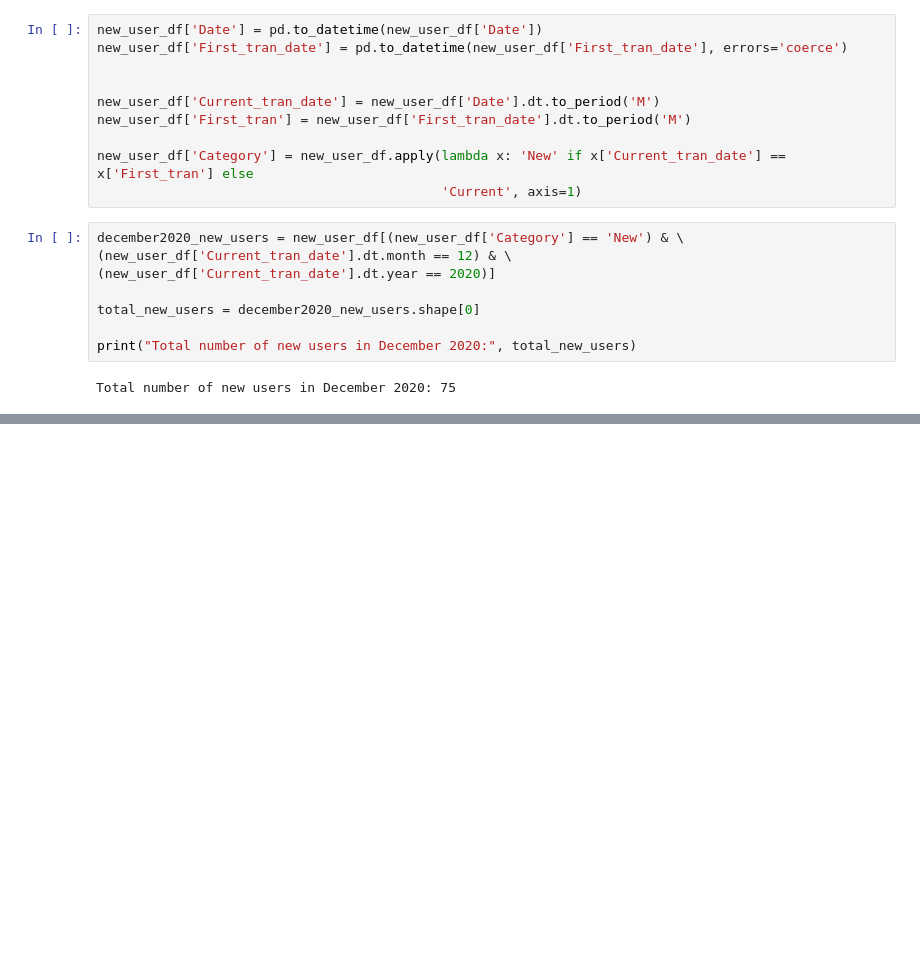
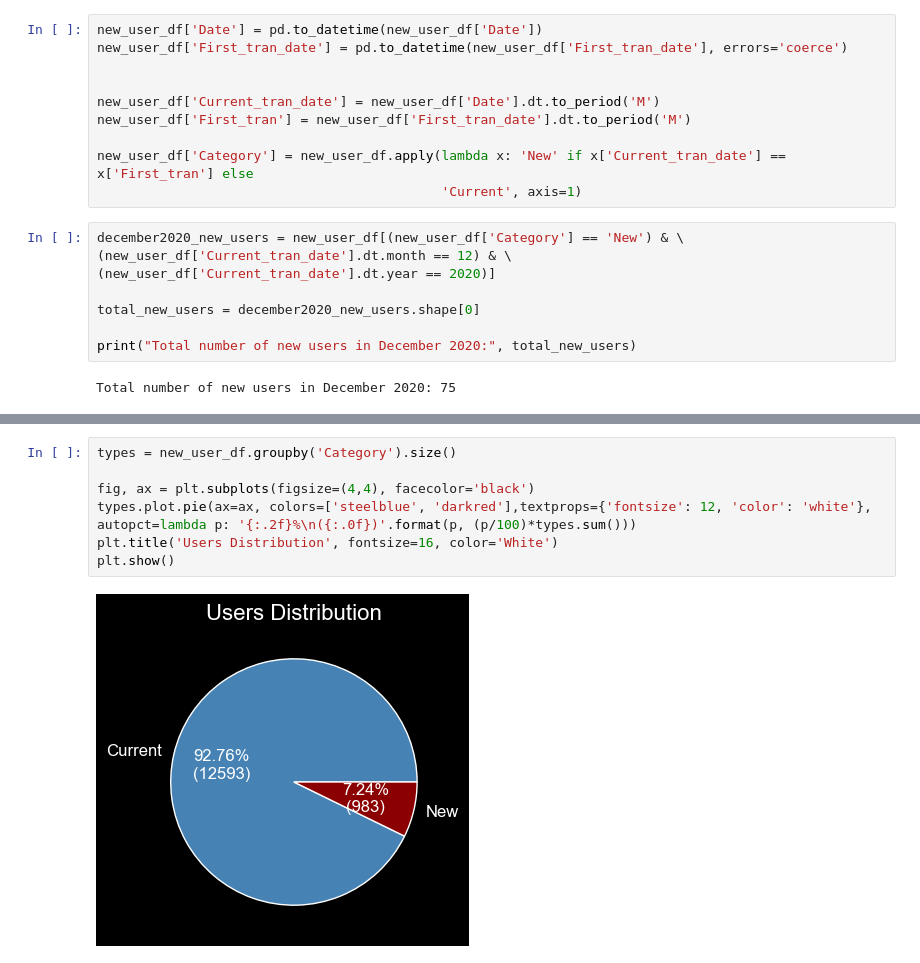
Before and after one commit to NguyenDangXuanLinh/momo_data_analysis, a Jupyter notebook: MoMo_MBI.ipynb, the cells around one changed output, grey strips where cells are left out. Cells and saved outputs as stored; diff of their text form; blank space fills up the shorter version.

```diff
--- a/MoMo_MBI.ipynb
+++ b/MoMo_MBI.ipynb
@@ -210,0 +271,9 @@ Total number of new users in December 2020: 75
+# %%
+types = new_user_df.groupby('Category').size()
+
+fig, ax = plt.subplots(figsize=(4,4), facecolor='black')
+types.plot.pie(ax=ax, colors=['steelblue', 'darkred'],textprops={'fontsize': 12, 'color': 'white'}, autopct=lambda p: '{:.2f}%\n({:.0f})'.format(p, (p/100)*types.sum()))
+plt.title('Users Distribution', fontsize=16, color='White')
+plt.show()
+# %% [output]
+[figure, added]
```
Also changed, not shown: parts of 15 cells of this notebook.
